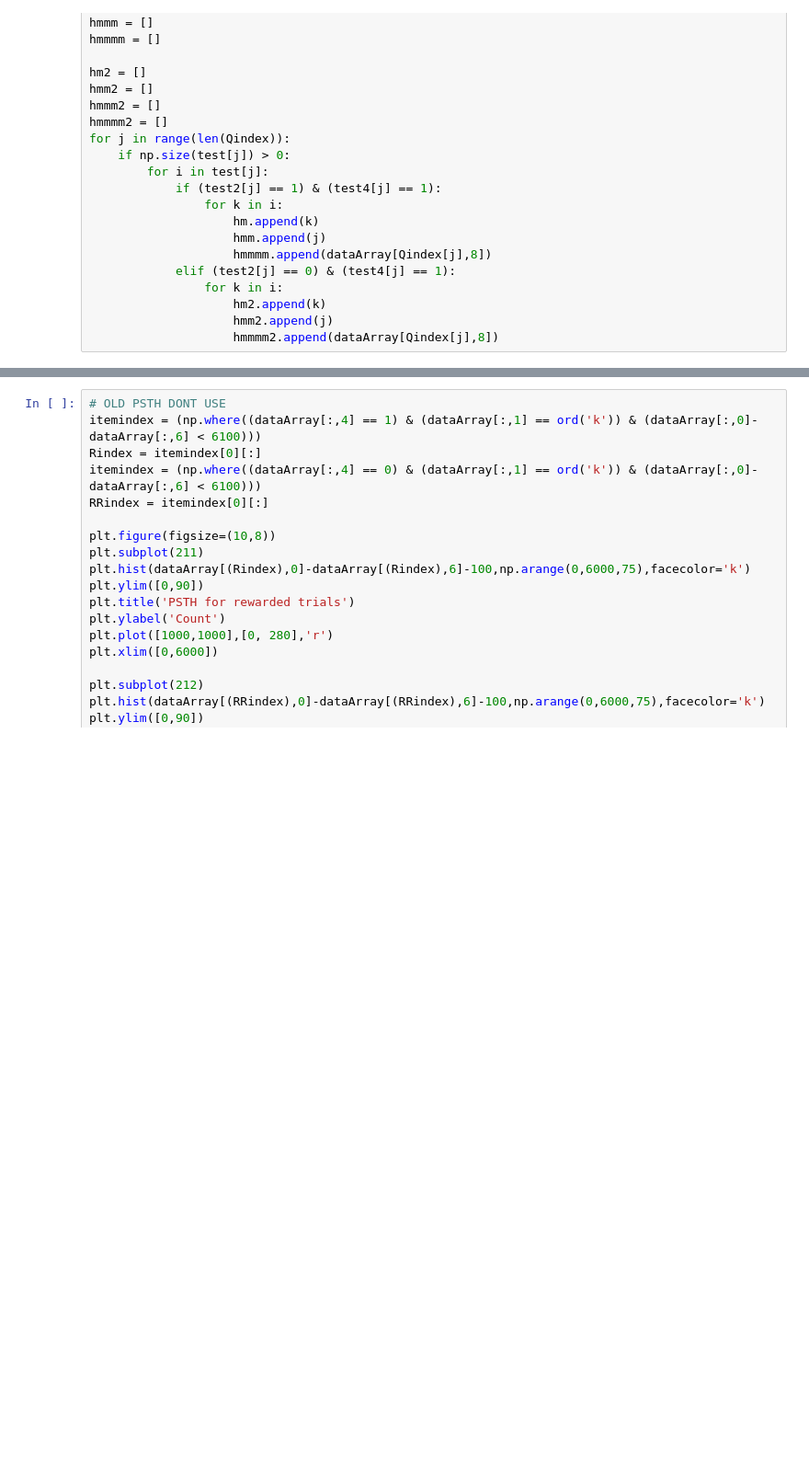
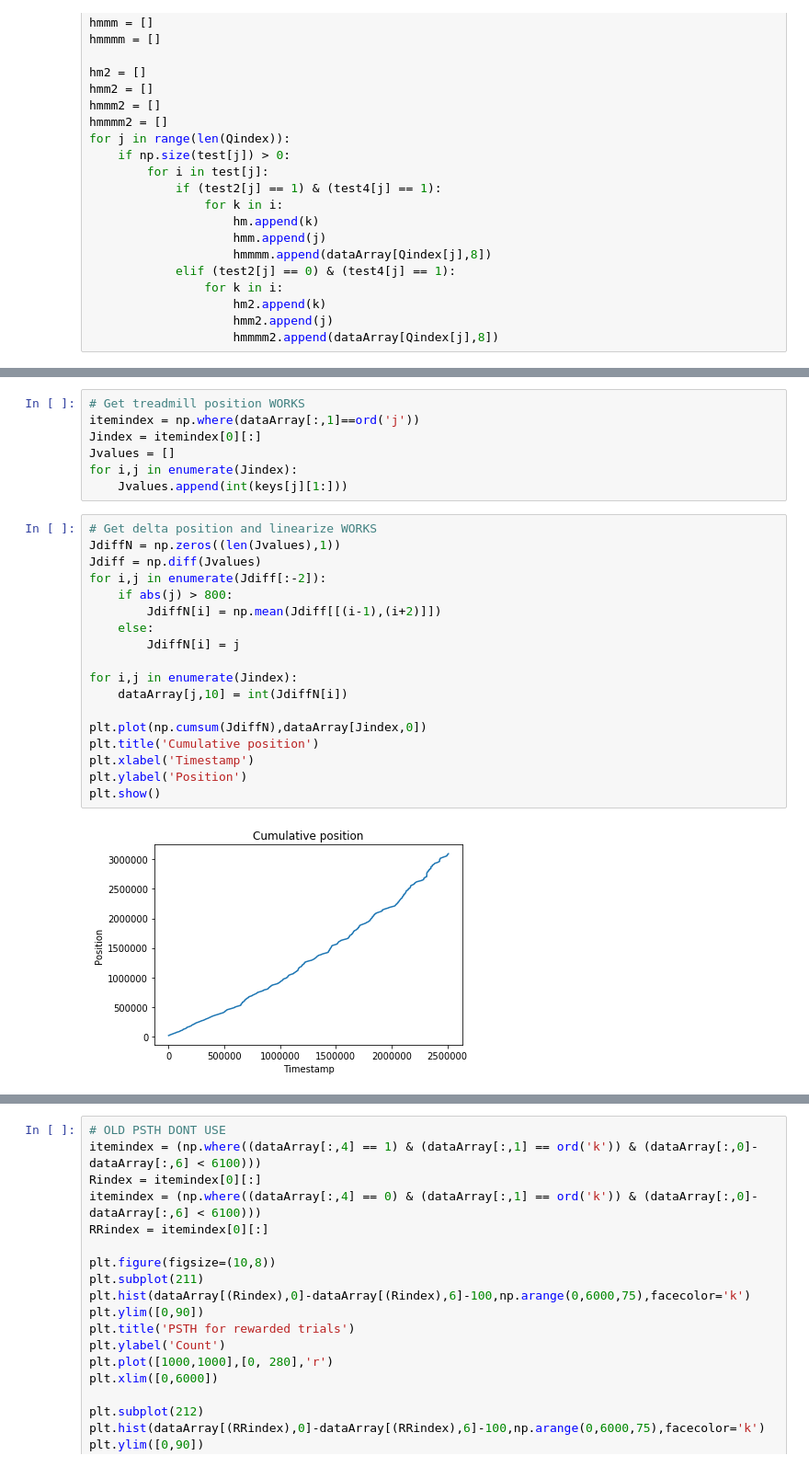
Before and after one commit to kirkesolator/DataHandling, a Jupyter notebook: Data_parser_1.ipynb, the cells around one changed output, grey strips where cells are left out. Shown at 92% size. Drawn from its saved outputs; the diff is of its cells as text; blank space fills up the shorter version.

```diff
--- a/Data_parser_1.ipynb
+++ b/Data_parser_1.ipynb
@@ -244,0 +274,27 @@ plt.show()
+# %%
+# Get treadmill position WORKS
+itemindex = np.where(dataArray[:,1]==ord('j'))
+Jindex = itemindex[0][:]
+Jvalues = []
+for i,j in enumerate(Jindex):
+    Jvalues.append(int(keys[j][1:]))
+# %%
+# Get delta position and linearize WORKS
+JdiffN = np.zeros((len(Jvalues),1))
+Jdiff = np.diff(Jvalues)
+for i,j in enumerate(Jdiff[:-2]):
+    if abs(j) > 800:
+        JdiffN[i] = np.mean(Jdiff[[(i-1),(i+2)]])
+    else:
+        JdiffN[i] = j
+
+for i,j in enumerate(Jindex):
+    dataArray[j,10] = int(JdiffN[i])
+
+plt.plot(np.cumsum(JdiffN),dataArray[Jindex,0])
+plt.title('Cumulative position')
+plt.xlabel('Timestamp')
+plt.ylabel('Position')
+plt.show()
+# %% [output]
+[figure, added]
```
Also changed, not shown: parts of 17 cells of this notebook, 32 other files.
